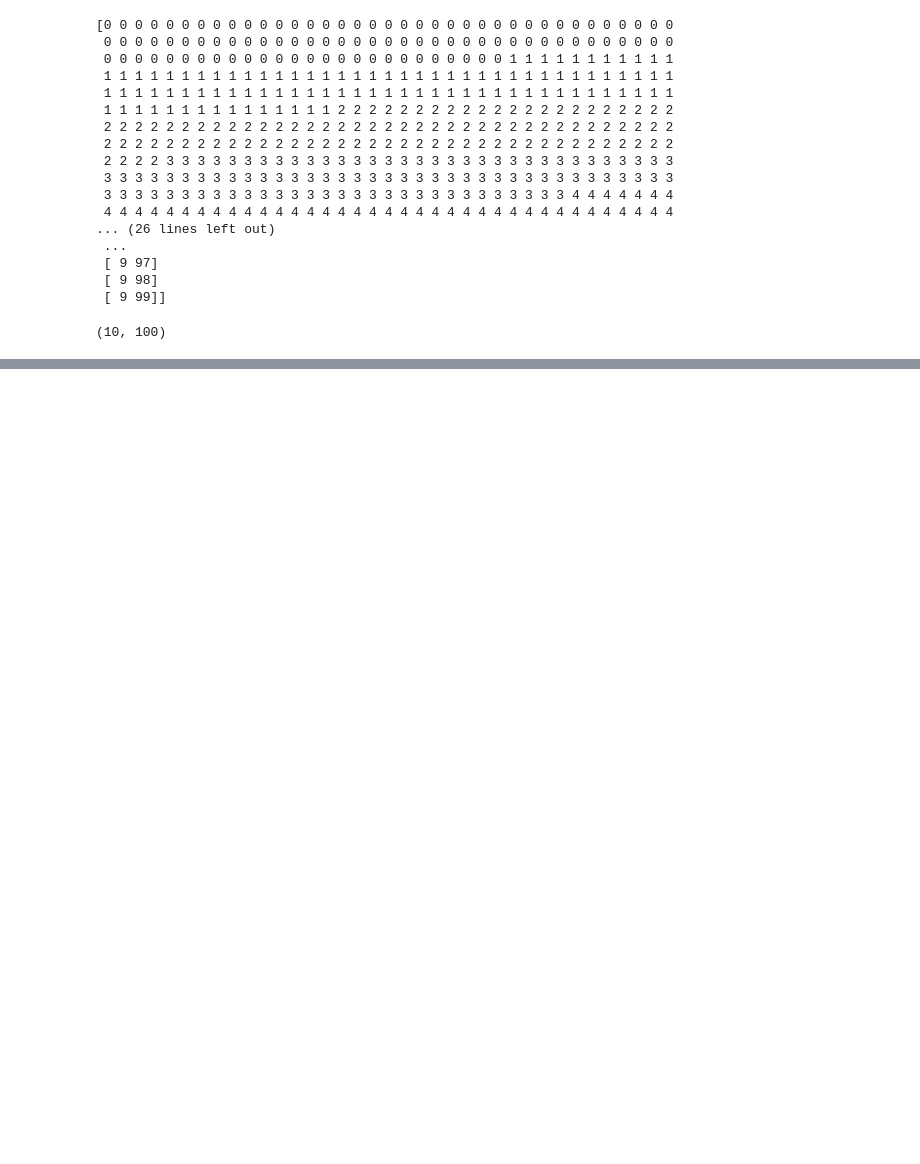
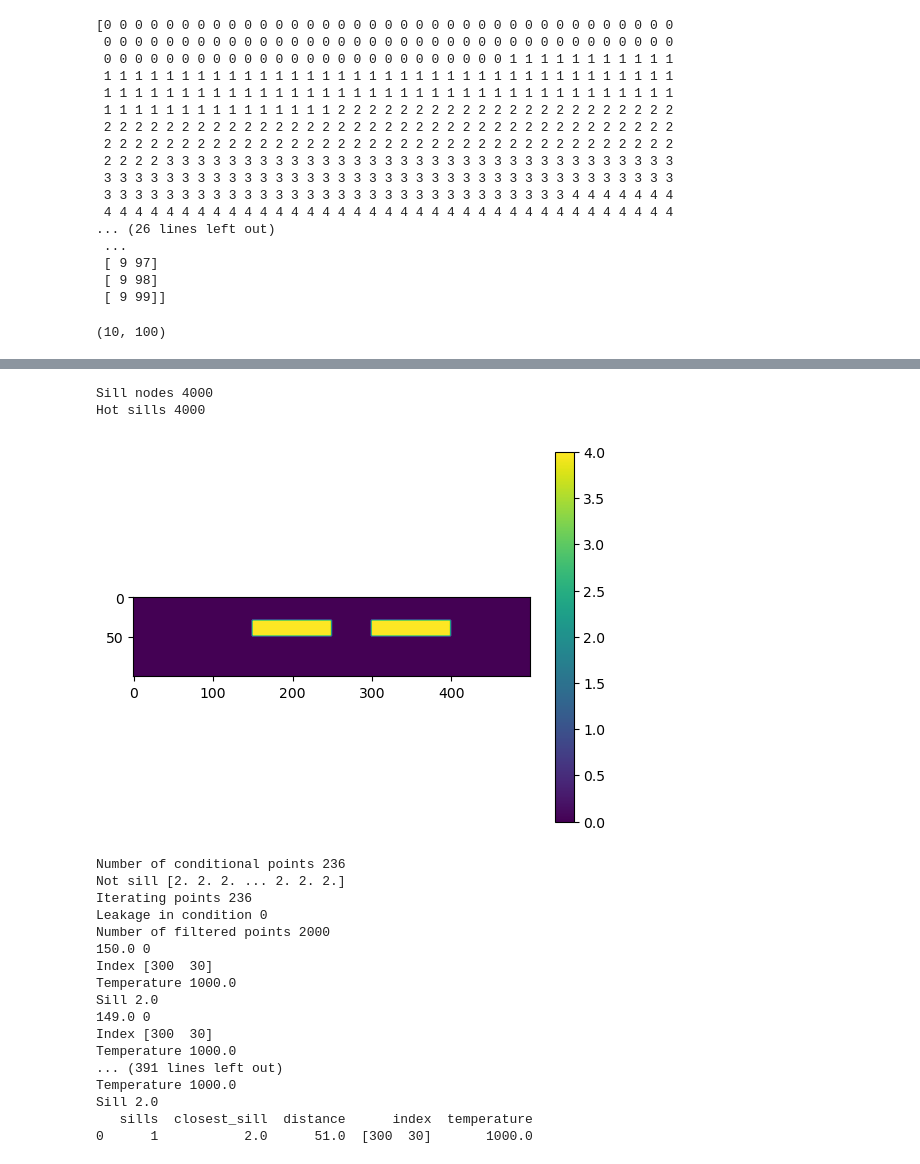
Before and after one commit to Aristle12/TuLIP, a Jupyter notebook: Untitled.ipynb, the cells around one changed output, grey strips where cells are left out. Cells and saved outputs as stored; diff of their text form; code cells hidden in the pictures; blank space fills up the shorter version.

Commit message:
Possibly fixed sill issue

```diff
--- a/Untitled.ipynb
+++ b/Untitled.ipynb
@@ -47,0 +130,26 @@ print(condition.shape)
+# %%
+result = check_closest_sill_temp(T_field, silli, 1, no_sill = 0)
+
+# Display the result
+print(result)
+# %% [output]
+Sill nodes 4000
+Hot sills 4000
+[figure, added]
+Number of conditional points 236
+Not sill [2. 2. 2. ... 2. 2. 2.]
+Iterating points 236
+Leakage in condition 0
+Number of filtered points 2000
+150.0 0
+Index [300  30]
+Temperature 1000.0
+Sill 2.0
+149.0 0
+Index [300  30]
+Temperature 1000.0
+... (391 lines left out)
+Temperature 1000.0
+Sill 2.0
+   sills  closest_sill  distance      index  temperature
+0      1           2.0      51.0  [300  30]       1000.0
```
Also changed, not shown: parts of 3 cells of this notebook, 1 other file.
